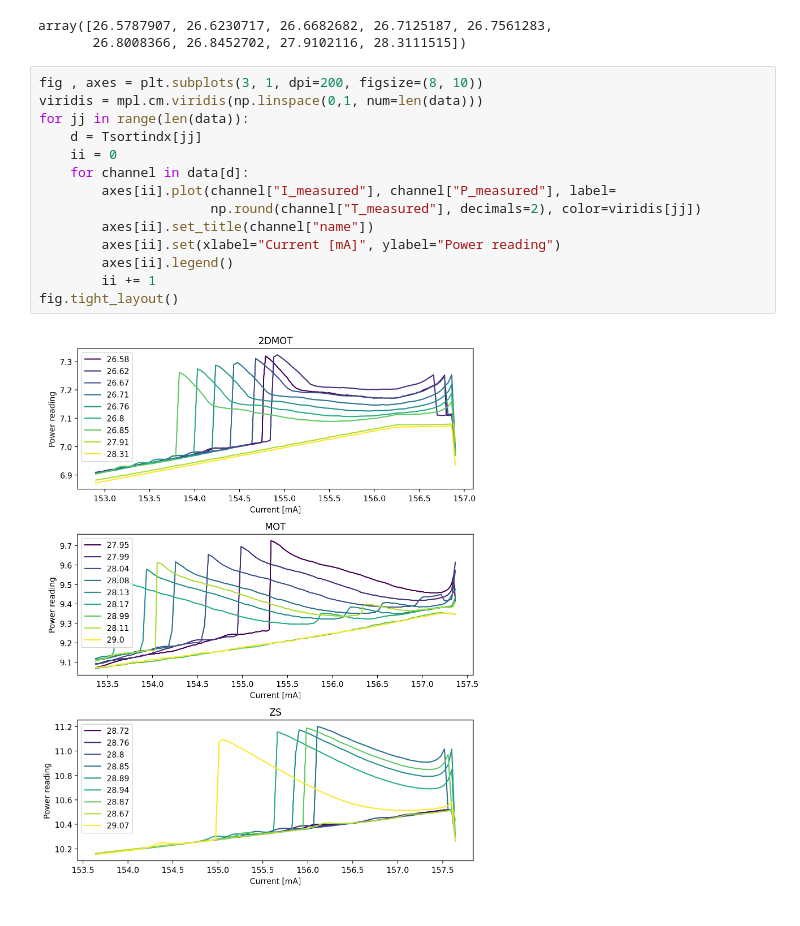
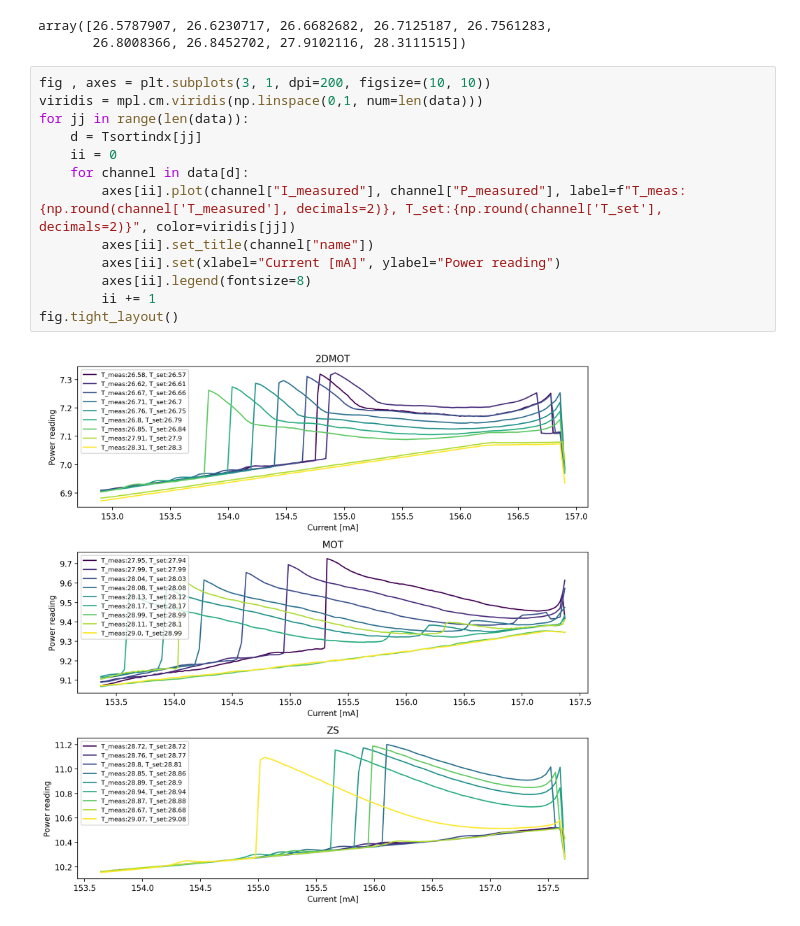
Before and after one commit to sronelab/pro8000_blues, a Jupyter notebook: T-I_measurement/data_analysis.ipynb, the cells around one changed output. Saved outputs shown, nothing was run; the diff lists cells and outputs as text.

Commit message:
update plot

```diff
--- a/T-I_measurement/data_analysis.ipynb
+++ b/T-I_measurement/data_analysis.ipynb
@@ -20,18 +20,17 @@ Tlist[Tsortindx]
 array([26.5787907, 26.6230717, 26.6682682, 26.7125187, 26.7561283,
        26.8008366, 26.8452702, 27.9102116, 28.3111515])
 # %%
-fig , axes = plt.subplots(3, 1, dpi=200, figsize=(8, 10))
+fig , axes = plt.subplots(3, 1, dpi=200, figsize=(10, 10))
 viridis = mpl.cm.viridis(np.linspace(0,1, num=len(data)))
 for jj in range(len(data)):
     d = Tsortindx[jj]
     ii = 0
     for channel in data[d]:
-        axes[ii].plot(channel["I_measured"], channel["P_measured"], label=
-                      np.round(channel["T_measured"], decimals=2), color=viridis[jj])
+        axes[ii].plot(channel["I_measured"], channel["P_measured"], label=f"T_meas:{np.round(channel['T_measured'], decimals=2)}, T_set:{np.round(channel['T_set'], decimals=2)}", color=viridis[jj])
         axes[ii].set_title(channel["name"])
         axes[ii].set(xlabel="Current [mA]", ylabel="Power reading")
-        axes[ii].legend()
+        axes[ii].legend(fontsize=8)
         ii += 1
 fig.tight_layout()
 # %% [output]
-[figure, old version]
+[figure, new version]
```
